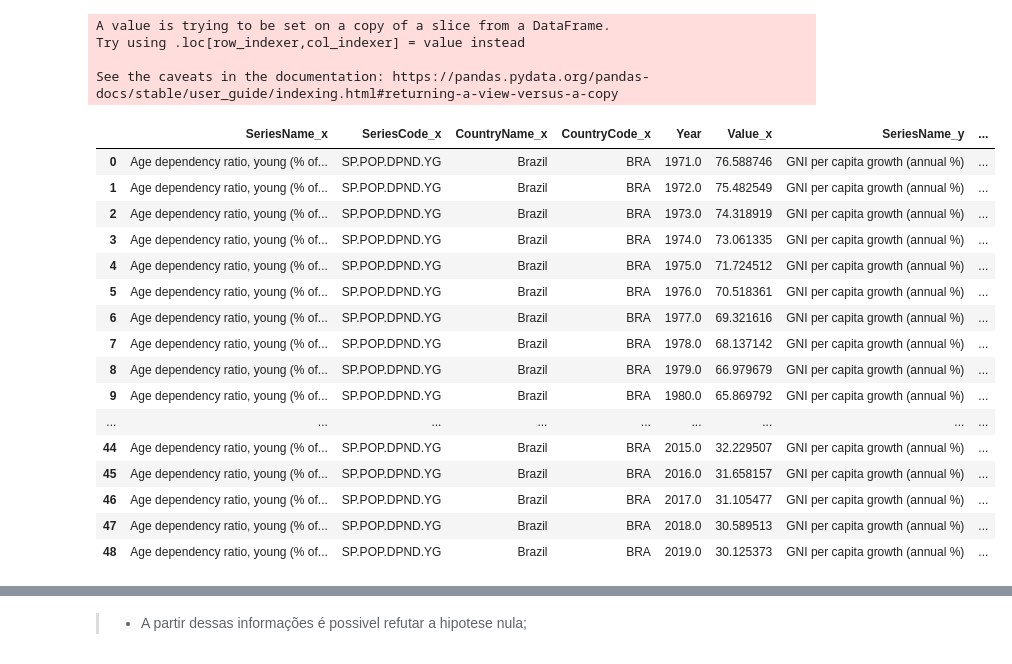
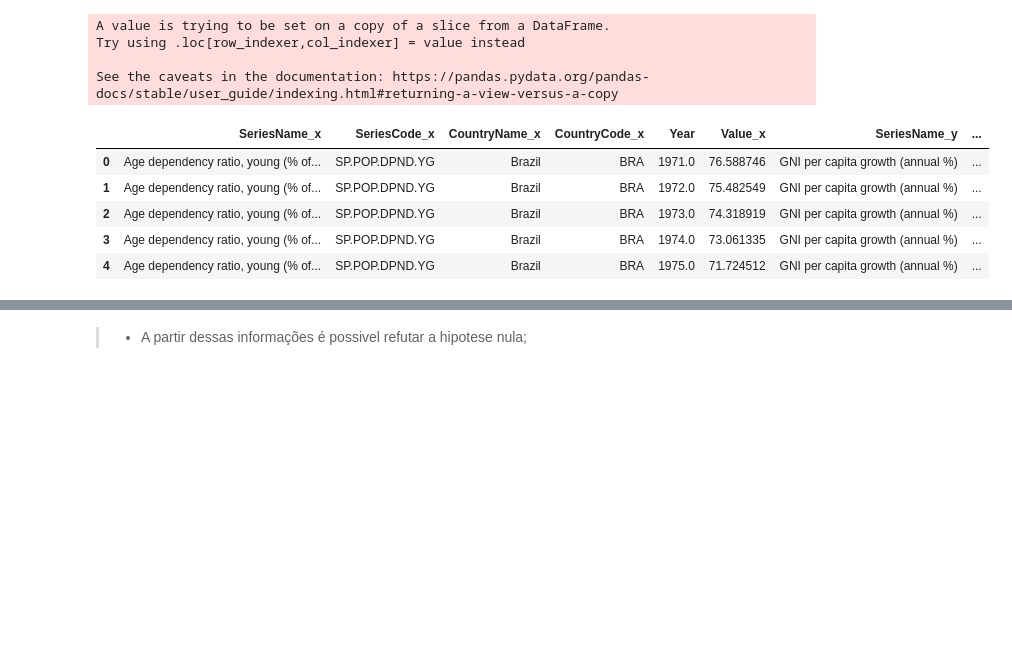
Before and after one commit to lucas-coutinho/brics-data-analysis, a Jupyter notebook: brics_health_and_poverty.ipynb, the cells around one changed output, grey strips where cells are left out. Saved outputs shown, nothing was run; the diff lists cells and outputs as text; code cells hidden in the pictures; blank space fills up the shorter version.

```diff
--- a/brics_health_and_poverty.ipynb
+++ b/brics_health_and_poverty.ipynb
@@ -44,10 +44,6 @@ Name: SeriesName, Length: 60348, dtype: object
 # %% [markdown]
 ## ATENCAO
 Adicionei abaixo  uma transformacao das features em onehot, mas ainda nao sei como combinar todas no agg (talvez eu mantenha em sum)
-# %%
-one_hot = pd.get_dummies(X['SeriesName'])
-X = X.drop('SeriesName', axis=1)
-X = X.join(one_hot)
 # %%
 X.head()
 # %% [output]
@@ -432,25 +494,14 @@ fig.add_trace(go.Bar(x = cobert_hiv_treatment['Year'], y = cobert_hiv_treatment[
 # %%
 working_age = working_age.merge(gni_pcapita_growth, on = 'Year', how = 'right')
 # %%
-working_age
+working_age.head()
 # %% [output]
 |  | SeriesName_x | SeriesCode_x | CountryName_x | CountryCode_x | Year | Value_x | SeriesName_y | ... |
 | 0 | Age dependency ratio, young (% of... | SP.POP.DPND.YG | Brazil | BRA | 1971.0 | 76.588746 | GNI per capita growth (annual %) | ... |
 | 1 | Age dependency ratio, young (% of... | SP.POP.DPND.YG | Brazil | BRA | 1972.0 | 75.482549 | GNI per capita growth (annual %) | ... |
 | 2 | Age dependency ratio, young (% of... | SP.POP.DPND.YG | Brazil | BRA | 1973.0 | 74.318919 | GNI per capita growth (annual %) | ... |
 | 3 | Age dependency ratio, young (% of... | SP.POP.DPND.YG | Brazil | BRA | 1974.0 | 73.061335 | GNI per capita growth (annual %) | ... |
 | 4 | Age dependency ratio, young (% of... | SP.POP.DPND.YG | Brazil | BRA | 1975.0 | 71.724512 | GNI per capita growth (annual %) | ... |
-| 5 | Age dependency ratio, young (% of... | SP.POP.DPND.YG | Brazil | BRA | 1976.0 | 70.518361 | GNI per capita growth (annual %) | ... |
-| 6 | Age dependency ratio, young (% of... | SP.POP.DPND.YG | Brazil | BRA | 1977.0 | 69.321616 | GNI per capita growth (annual %) | ... |
-| 7 | Age dependency ratio, young (% of... | SP.POP.DPND.YG | Brazil | BRA | 1978.0 | 68.137142 | GNI per capita growth (annual %) | ... |
-| 8 | Age dependency ratio, young (% of... | SP.POP.DPND.YG | Brazil | BRA | 1979.0 | 66.979679 | GNI per capita growth (annual %) | ... |
-| 9 | Age dependency ratio, young (% of... | SP.POP.DPND.YG | Brazil | BRA | 1980.0 | 65.869792 | GNI per capita growth (annual %) | ... |
-| ... | ... | ... | ... | ... | ... | ... | ... | ... |
-| 44 | Age dependency ratio, young (% of... | SP.POP.DPND.YG | Brazil | BRA | 2015.0 | 32.229507 | GNI per capita growth (annual %) | ... |
-| 45 | Age dependency ratio, young (% of... | SP.POP.DPND.YG | Brazil | BRA | 2016.0 | 31.658157 | GNI per capita growth (annual %) | ... |
-| 46 | Age dependency ratio, young (% of... | SP.POP.DPND.YG | Brazil | BRA | 2017.0 | 31.105477 | GNI per capita growth (annual %) | ... |
-| 47 | Age dependency ratio, young (% of... | SP.POP.DPND.YG | Brazil | BRA | 2018.0 | 30.589513 | GNI per capita growth (annual %) | ... |
-| 48 | Age dependency ratio, young (% of... | SP.POP.DPND.YG | Brazil | BRA | 2019.0 | 30.125373 | GNI per capita growth (annual %) | ... |
 # %%
 import statsmodels.api as sm
 from scipy import stats
```
Also changed, not shown: parts of 20 cells of this notebook.
